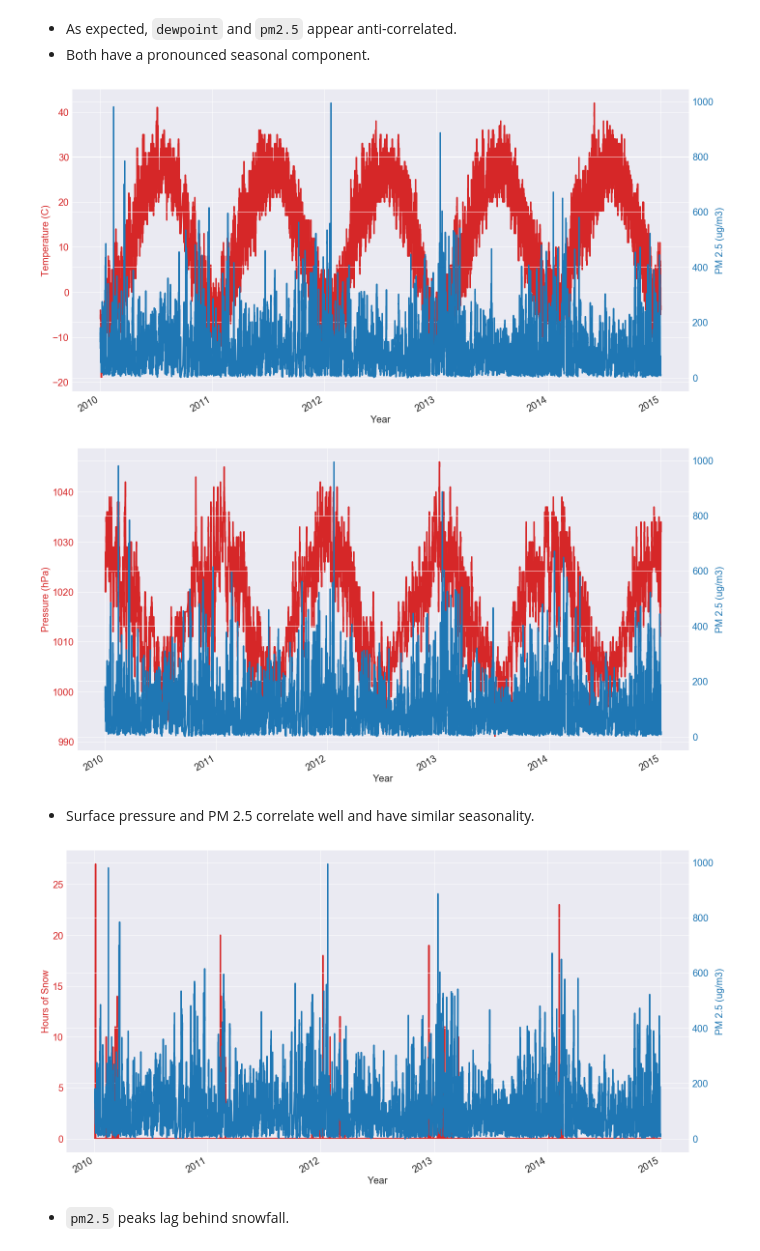
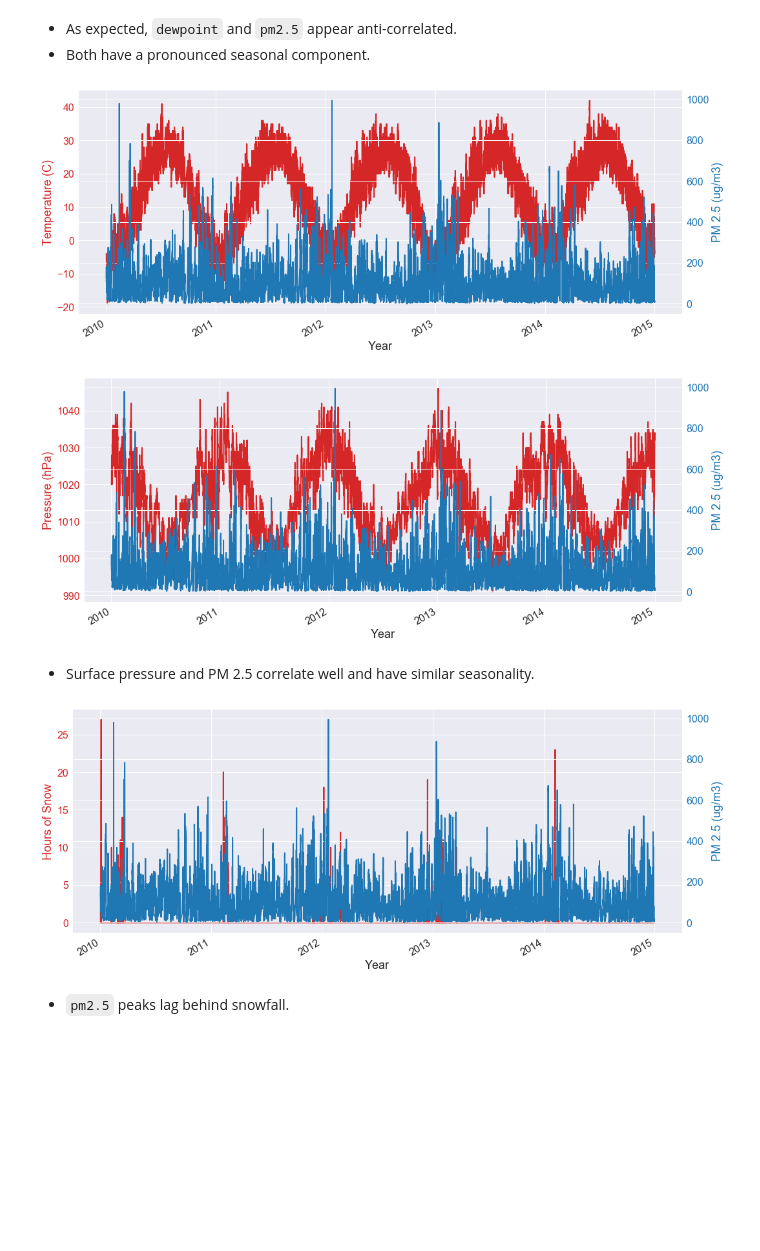
Before and after one commit to tmcdunn/Forecasting_Beijing_Air_Quality, a Jupyter notebook: code/Beijing_AirQuality_2-EDA.ipynb, the cells around one changed output. Cells and saved outputs as stored; diff of their text form; code cells hidden in the pictures; blank space fills up the shorter version.

```diff
--- a/code/Beijing_AirQuality_2-EDA.ipynb
+++ b/code/Beijing_AirQuality_2-EDA.ipynb
@@ -114,59 +123,56 @@ fig.tight_layout();
 # %%
 # Look for correlation between pm25 and temperature
 fig, ax1 = plt.subplots()
 color = 'tab:red'
-df[['temp']].plot(figsize=(20,10), linewidth=3, fontsize=20, ax=ax1, color=color, legend=False)
-ax1.set_xlabel('Year', fontsize=20)
-ax1.set_ylabel('Temperature (C)', fontsize=20, color=color)
+df[['temp']].plot(figsize=(15,6), linewidth=2, fontsize=16, ax=ax1, color=color, legend=False)
+ax1.set_xlabel('Year', fontsize=18)
+ax1.set_ylabel('Temperature (C)', fontsize=18, color=color)
 ax1.tick_params(axis='y', labelcolor=color)
 
 ax2 = ax1.twinx()
 color = 'tab:blue'
-df[['pm25']].plot(figsize=(20,10), linewidth=3, fontsize=20, ax=ax2, color=color, legend=False)
-ax2.set_ylabel('PM 2.5 (ug/m3)', fontsize=20, color=color)
+df[['pm25']].plot(linewidth=2, fontsize=16, ax=ax2, color=color, legend=False)
+ax2.set_ylabel('PM 2.5 (ug/m3)', fontsize=18, color=color)
 ax2.tick_params(axis='y', labelcolor=color)
-
 fig.tight_layout();
 # %% [output]
-[figure, old version]
+[figure, new version]
 # %%
 # Look for correlation between pm25 and pressure
 fig, ax1 = plt.subplots()
 color = 'tab:red'
-df[['pres']].plot(figsize=(20,10), linewidth=3, fontsize=20, ax=ax1, color=color, legend=False)
-ax1.set_xlabel('Year', fontsize=20)
-ax1.set_ylabel('Pressure (hPa)', fontsize=20, color=color)
+df[['pres']].plot(figsize=(15,6), linewidth=2, fontsize=16, ax=ax1, color=color, legend=False)
+ax1.set_xlabel('Year', fontsize=18)
+ax1.set_ylabel('Pressure (hPa)', fontsize=18, color=color)
 ax1.tick_params(axis='y', labelcolor=color)
 
 ax2 = ax1.twinx()
 color = 'tab:blue'
-df[['pm25']].plot(figsize=(20,10), linewidth=3, fontsize=20, ax=ax2, color=color, legend=False)
-ax2.set_ylabel('PM 2.5 (ug/m3)', fontsize=20, color=color)
+df[['pm25']].plot(linewidth=2, fontsize=16, ax=ax2, color=color, legend=False)
+ax2.set_ylabel('PM 2.5 (ug/m3)', fontsize=18, color=color)
 ax2.tick_params(axis='y', labelcolor=color)
-
 fig.tight_layout();
 # %% [output]
-[figure, old version]
+[figure, new version]
 # %% [markdown]
 - Surface pressure and PM 2.5 correlate well and have similar seasonality.
 # %%
 # Look for correlation between pm25 and snow hours
 fig, ax1 = plt.subplots()
 color = 'tab:red'
-df[['snow_hours']].plot(figsize=(20,10), linewidth=3, fontsize=20, ax=ax1, color=color, legend=False)
-ax1.set_xlabel('Year', fontsize=20)
-ax1.set_ylabel('Hours of Snow', fontsize=20, color=color)
+df[['snow_hours']].plot(figsize=(15,6), linewidth=2, fontsize=16, ax=ax1, color=color, legend=False)
+ax1.set_xlabel('Year', fontsize=18)
+ax1.set_ylabel('Hours of Snow', fontsize=18, color=color)
 ax1.tick_params(axis='y', labelcolor=color)
 
 ax2 = ax1.twinx()
 color = 'tab:blue'
-df[['pm25']].plot(figsize=(20,10), linewidth=3, fontsize=20, ax=ax2, color=color, legend=False)
-ax2.set_ylabel('PM 2.5 (ug/m3)', fontsize=20, color=color)
+df[['pm25']].plot(linewidth=2, fontsize=16, ax=ax2, color=color, legend=False)
+ax2.set_ylabel('PM 2.5 (ug/m3)', fontsize=18, color=color)
 ax2.tick_params(axis='y', labelcolor=color)
-
 fig.tight_layout();
 # %% [output]
-[figure, old version]
+[figure, new version]
 # %% [markdown]
 - `pm2.5` peaks lag behind snowfall.
 # %%
```
Also changed, not shown: parts of 16 cells of this notebook, 19 other files.
